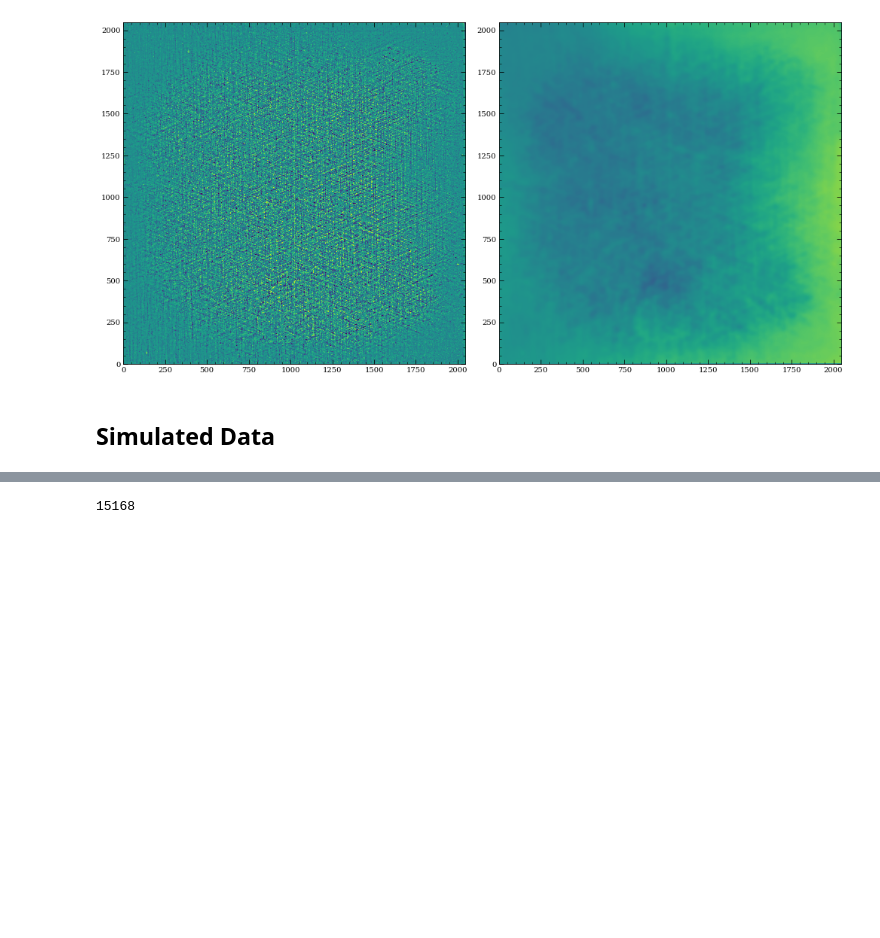
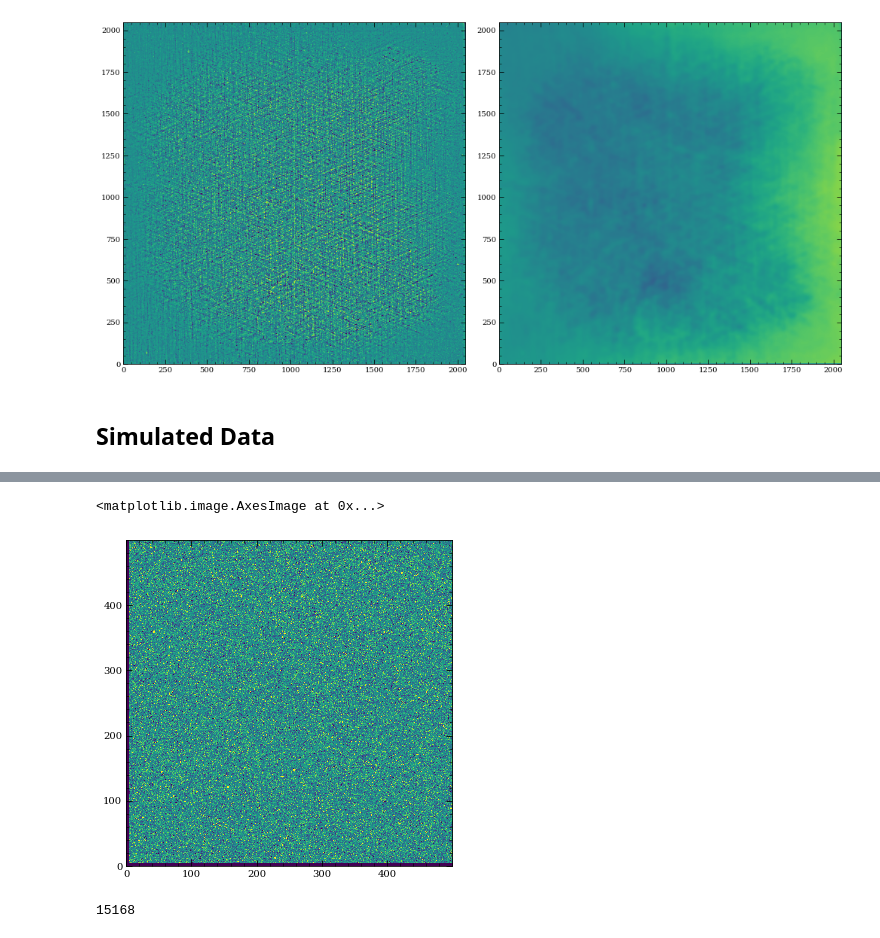
Before and after one commit to JarronL/pynrc, a Jupyter notebook: dev_utils/NIRCam_Flats/NIRCam_nonlin_485.ipynb, the cells around one changed output, grey strips where cells are left out. Saved outputs shown, nothing was run; the diff lists cells and outputs as text; code cells hidden in the pictures; blank space fills up the shorter version.

```diff
--- a/dev_utils/NIRCam_Flats/NIRCam_nonlin_485.ipynb
+++ b/dev_utils/NIRCam_Flats/NIRCam_nonlin_485.ipynb
@@ -196,0 +257,35 @@ fig.tight_layout()
+# %%
+from pynrc.reduce.ref_pixels import reffix_hxrg
+
+# Get timing values for each group
+tvals = det.times_group_avg
+res = ramp.astype('float').copy()
+
+# Super bias subtraction
+if kwargs.get('include_bias'):
+    super_bias = dco.super_bias if kwargs.get('out_ADU') else dco.super_bias*det.gain
+    res -= super_bias
+
+# Reference pixel correction
+res = reffix_hxrg(res, nchans=4, in_place=True, fixcol=True, avg_type='pixel', savgol=True)
+
+# Apply linearity correction
+if kwargs.get('apply_nonlinearity')==True:
+    if kwargs.get('out_ADU')==False:
+        res /= det.gain  # Convert from e- to DN
+    # Apply linearity correction to linearize and convert from DN to e-
+    res = calib.apply_linearity(res.astype('float'), det, dco.linear_dict)
+elif kwargs.get('out_ADU')==True:
+    res *= det.gain  # Convert from DN to e-
+
+# Apply flat field correction
+if kwargs.get('apply_flats')==True:
+    res /= (dco.pflats * dco.lflats)
+
+# Fit ramp
+cf = jl_poly_fit(tvals, res, deg=1)
+slope_fit = cf[1]
+
+# Print raw slope fits
+mask_act = det.mask_act
+np.median(slope_fit[mask_act]), robust.medabsdev(slope_fit[mask_act])
@@ -197,3 +309,14 @@ fig.tight_layout()
+# %%
+im = slope_fit
+mn = np.median(im)
+std = robust.medabsdev(im)
+vmin = mn - 3*std
+vmax = mn + 3*std
+
+plt.imshow(im[0:500,0:500], vmin=vmin, vmax=vmax)
+# %% [output]
+<matplotlib.image.AxesImage at 0x...>
+[figure, added]
 # %%
 # Create simulated ideal ramp
 from copy import deepcopy
```
Also changed, not shown: parts of 8 cells of this notebook.
